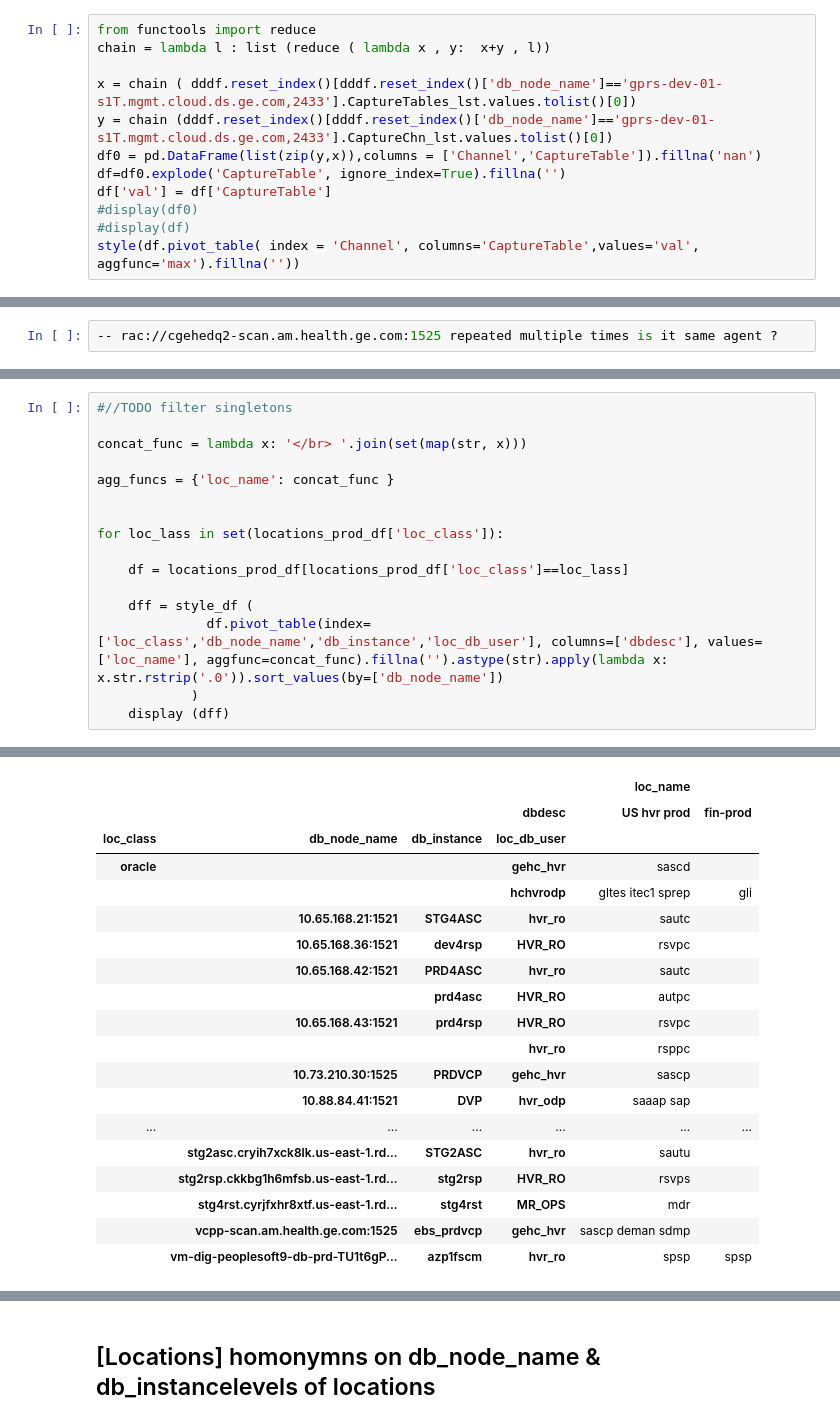
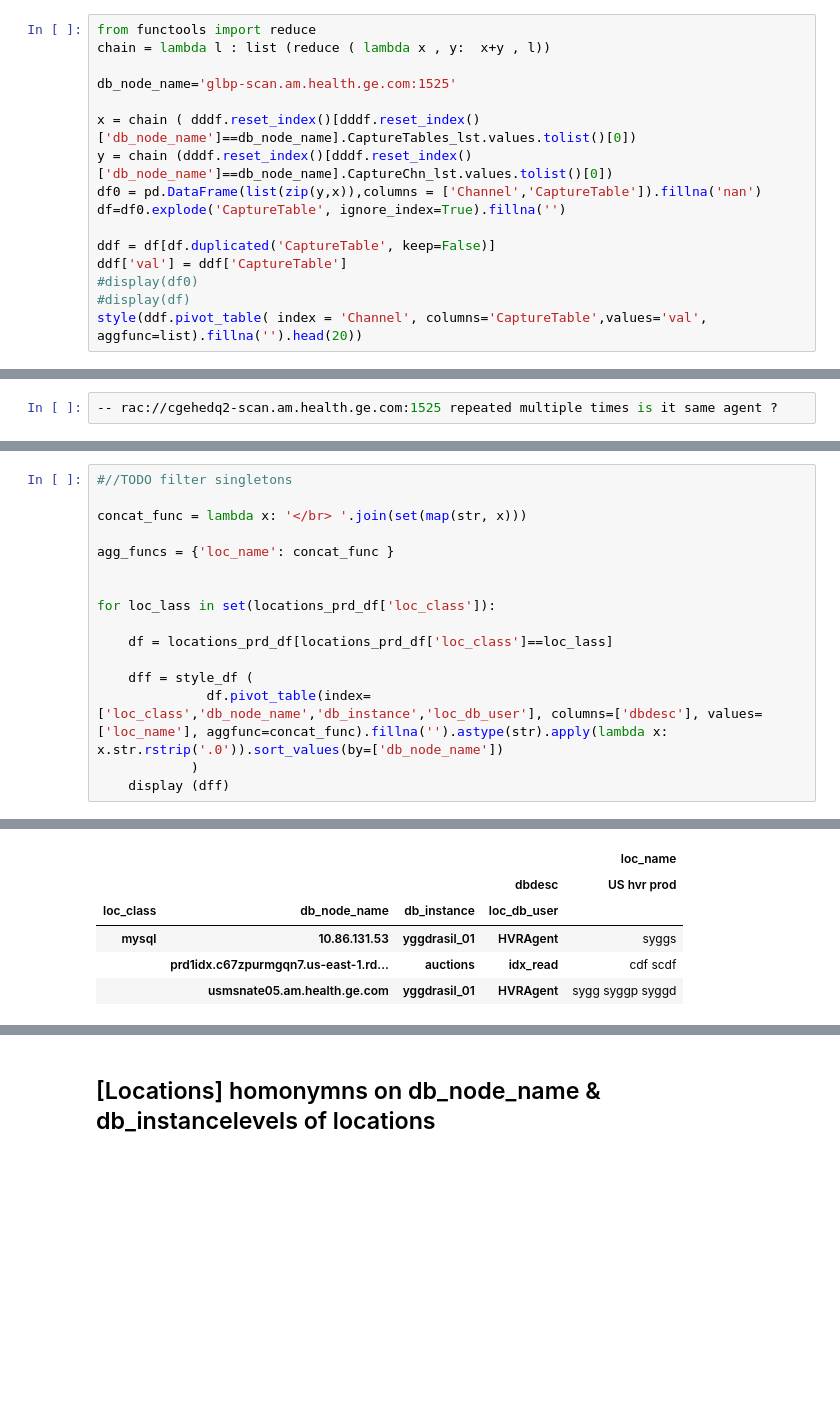
Before and after one commit to bartoszski/haskell, a Jupyter notebook: vitality/PY_LocationAnalysis.ipynb, the cells around one changed output, grey strips where cells are left out. Cells and saved outputs as stored; diff of their text form; blank space fills up the shorter version.

```diff
--- a/vitality/PY_LocationAnalysis.ipynb
+++ b/vitality/PY_LocationAnalysis.ipynb
@@ -397,12 +497,16 @@ style (
 from functools import reduce
 chain = lambda l : list (reduce ( lambda x , y:  x+y , l))
 
-x = chain ( dddf.reset_index()[dddf.reset_index()['db_node_name']=='gprs-dev-01-s1T.mgmt.cloud.ds.ge.com,2433'].CaptureTables_lst.values.tolist()[0])
-y = chain (dddf.reset_index()[dddf.reset_index()['db_node_name']=='gprs-dev-01-s1T.mgmt.cloud.ds.ge.com,2433'].CaptureChn_lst.values.tolist()[0])
+db_node_name='glbp-scan.am.health.ge.com:1525'
+
+x = chain ( dddf.reset_index()[dddf.reset_index()['db_node_name']==db_node_name].CaptureTables_lst.values.tolist()[0])
+y = chain (dddf.reset_index()[dddf.reset_index()['db_node_name']==db_node_name].CaptureChn_lst.values.tolist()[0])
 df0 = pd.DataFrame(list(zip(y,x)),columns = ['Channel','CaptureTable']).fillna('nan')
 df=df0.explode('CaptureTable', ignore_index=True).fillna('')
-df['val'] = df['CaptureTable']
+
+ddf = df[df.duplicated('CaptureTable', keep=False)]
+ddf['val'] = ddf['CaptureTable']
 #display(df0)
 #display(df)
-style(df.pivot_table( index = 'Channel', columns='CaptureTable',values='val', aggfunc='max').fillna(''))
+style(ddf.pivot_table( index = 'Channel', columns='CaptureTable',values='val', aggfunc=list).fillna('').head(20))
 # %% [output]
@@ -713,9 +800,9 @@ concat_func = lambda x: '</br> '.join(set(map(str, x)))
 agg_funcs = {'loc_name': concat_func }
 
 
-for loc_lass in set(locations_prod_df['loc_class']):
+for loc_lass in set(locations_prd_df['loc_class']):
 
-    df = locations_prod_df[locations_prod_df['loc_class']==loc_lass]
+    df = locations_prd_df[locations_prd_df['loc_class']==loc_lass]
 
     dff = style_df (
               df.pivot_table(index=['loc_class','db_node_name','db_instance','loc_db_user'], columns=['dbdesc'], values=['loc_name'], aggfunc=concat_func).fillna('').astype(str).apply(lambda x: x.str.rstrip('.0')).sort_values(by=['db_node_name'])
@@ -772,22 +860,9 @@ for loc_lass in set(locations_prod_df['loc_class']):
-|  |  |  |  | loc_name |  |
-|  |  |  | dbdesc | US hvr prod | fin-prod |
-| loc_class | db_node_name | db_instance | loc_db_user |  |  |
-| oracle |  |  | gehc_hvr | sascd |  |
-|  |  |  | hchvrodp | gltes itec1 sprep | gli |
-|  | 10.65.168.21:1521 | STG4ASC | hvr_ro | sautc |  |
-|  | 10.65.168.36:1521 | dev4rsp | HVR_RO | rsvpc |  |
-|  | 10.65.168.42:1521 | PRD4ASC | hvr_ro | sautc |  |
-|  |  | prd4asc | HVR_RO | autpc |  |
-|  | 10.65.168.43:1521 | prd4rsp | HVR_RO | rsvpc |  |
-|  |  |  | hvr_ro | rsppc |  |
-|  | 10.73.210.30:1525 | PRDVCP | gehc_hvr | sascp |  |
-|  | 10.88.84.41:1521 | DVP | hvr_odp | saaap sap |  |
-| ... | ... | ... | ... | ... | ... |
-|  | stg2asc.cryih7xck8lk.us-east-1.rd... | STG2ASC | hvr_ro | sautu |  |
-|  | stg2rsp.ckkbg1h6mfsb.us-east-1.rd... | stg2rsp | HVR_RO | rsvps |  |
-|  | stg4rst.cyrjfxhr8xtf.us-east-1.rd... | stg4rst | MR_OPS | mdr |  |
-|  | vcpp-scan.am.health.ge.com:1525 | ebs_prdvcp | gehc_hvr | sascp deman sdmp |  |
-|  | vm-dig-peoplesoft9-db-prd-TU1t6gP... | azp1fscm | hvr_ro | spsp | spsp |
+|  |  |  |  | loc_name |
+|  |  |  | dbdesc | US hvr prod |
+| loc_class | db_node_name | db_instance | loc_db_user |  |
+| mysql | 10.86.131.53 | yggdrasil_01 | HVRAgent | syggs |
+|  | prd1idx.c67zpurmgqn7.us-east-1.rd... | auctions | idx_read | cdf scdf |
+|  | usmsnate05.am.health.ge.com | yggdrasil_01 | HVRAgent | sygg syggp syggd |
 |  |  |  |  | loc_name |  |
 |  |  |  | dbdesc | US hvr prod | fin-prod |
 | loc_class | db_node_name | db_instance | loc_db_user |  |  |
```
Also changed, not shown: parts of 24 cells of this notebook, 1 other file.
